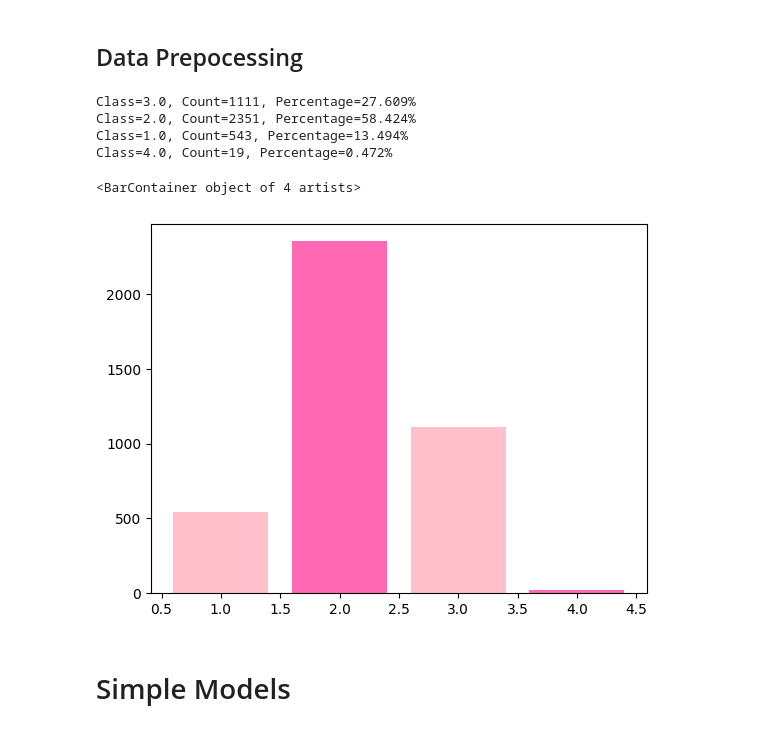
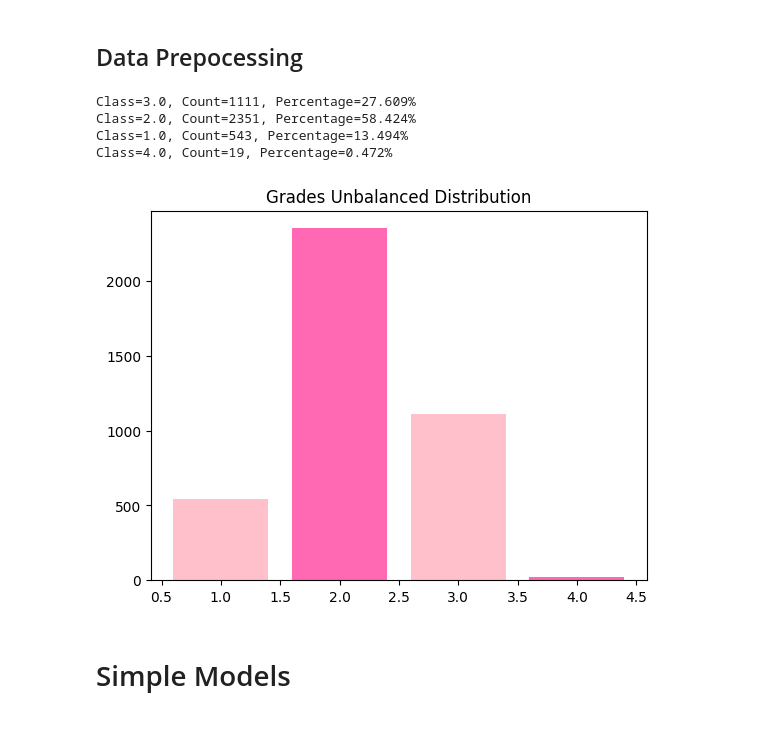
Before and after one commit to roy2392/breast_cancer_classification, a Jupyter notebook: Predict Grade Model.ipynb, the cells around one changed output. Drawn from its saved outputs; the diff is of its cells as text; code cells hidden in the pictures.

```diff
--- a/Predict Grade Model.ipynb
+++ b/Predict Grade Model.ipynb
@@ -110,20 +116,24 @@ y_train = y_train[y_train!=4]
 # y_train_encoded = le.fit_transform(y_train)
 # y_test_encoded = le.transform(y_test)
 # %%
-#plot the distribution before smote
+# Grades Unbalanced Distribution
+plt.title("Grades Unbalanced Distribution")
+
+# plot the distribution before smote
 counter = Counter(df.Grade)
-colors = ['#FFC0CB', '#FF69B4']  # Pinkish colorsc
-for k,v in counter.items():
+colors = ['#FFC0CB', '#FF69B4']  # Pinkish colors
+for k, v in counter.items():
     per = v / len(df.Grade) * 100
     print('Class=%s, Count=%d, Percentage=%.3f%%' % (k, v, per))
 plt.bar(counter.keys(), counter.values(), color=colors)
+
+plt.show()
 # %% [output]
 Class=3.0, Count=1111, Percentage=27.609%
 Class=2.0, Count=2351, Percentage=58.424%
 Class=1.0, Count=543, Percentage=13.494%
 Class=4.0, Count=19, Percentage=0.472%
-<BarContainer object of 4 artists>
-[figure, old version]
+[figure, new version]
 # %% [markdown]
 # Simple Models
 # %%
```
Also changed, not shown: parts of 22 cells of this notebook, 3 other files.
